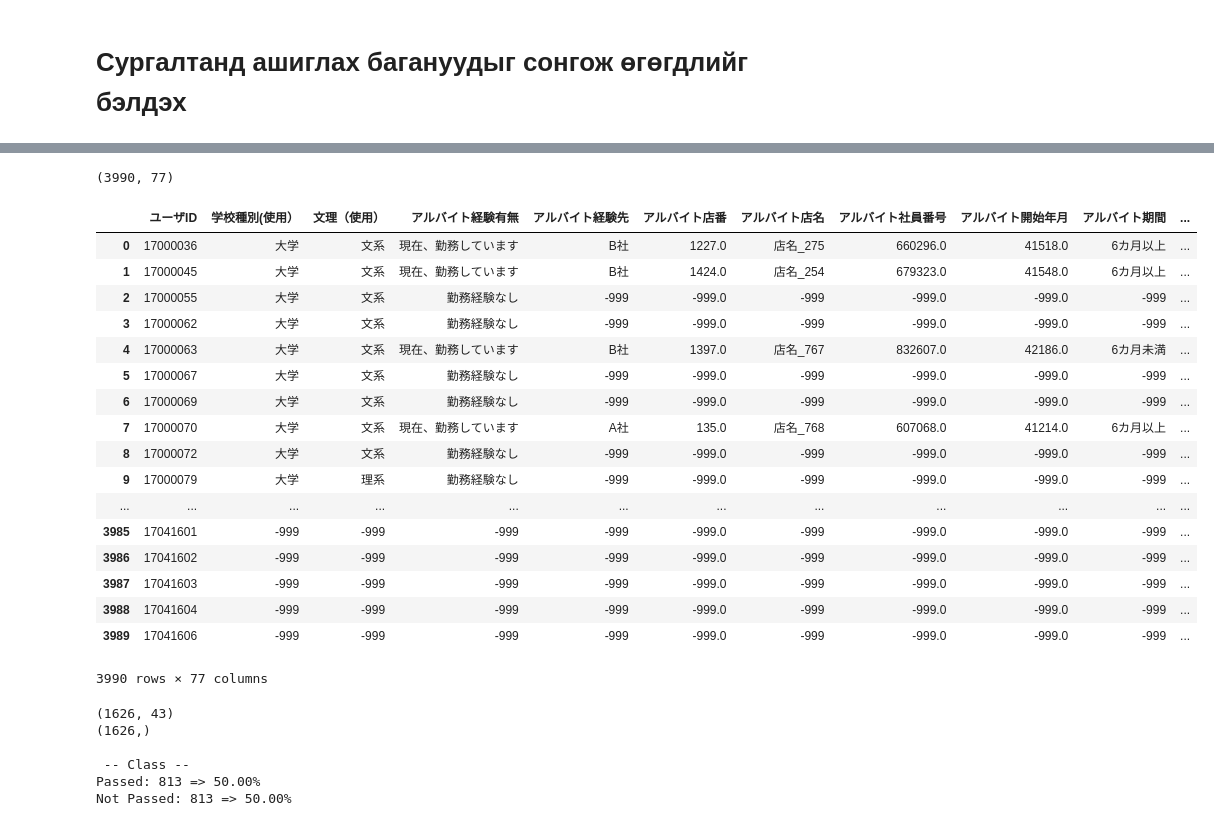
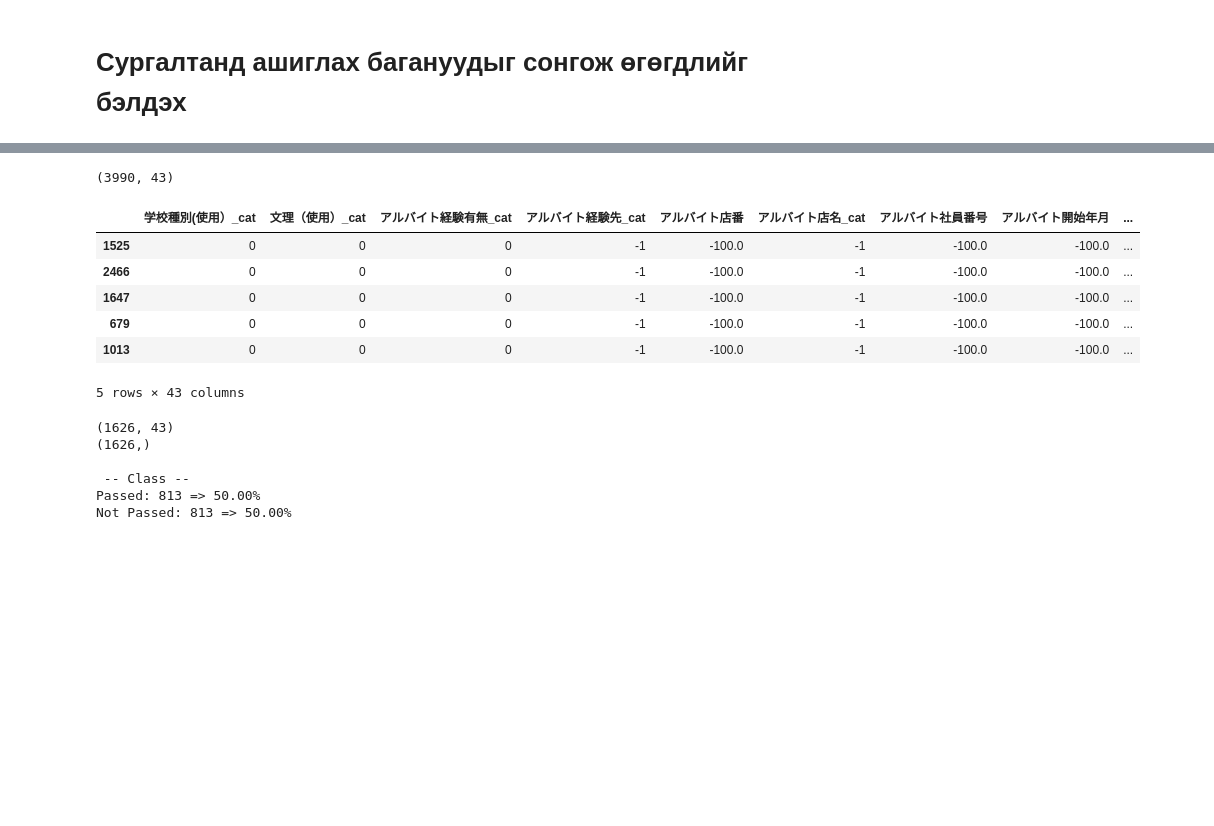
Before and after one commit to Dorjnamjil/catboost-classifier, a Jupyter notebook: code/catboost-classifier.ipynb, the cells around one changed output, grey strips where cells are left out. Cells and saved outputs as stored; diff of their text form; code cells hidden in the pictures; blank space fills up the shorter version.

```diff
--- a/code/catboost-classifier.ipynb
+++ b/code/catboost-classifier.ipynb
@@ -72,3 +77,9 @@ def find_categorical(df, train_features, cat_unique_thresh=50, include=[], exclu
+# %%
+# Нормчлох
+def normalize(df, num_features):
+    for nf in num_features:
+        df[nf] = (df[nf]-df[nf].min())/(df[nf].max()-df[nf].min())
+    return df
 # %% [markdown]
 # Өгөгдөл унших
 # %%
@@ -117,9 +128,15 @@ cat_feature_exclude = [
     '[SPI3U]新卒R社員性格基準']
 df2017, _, _ = find_categorical(df2017, train_features, include=cat_feature_include, exclude=cat_feature_exclude, verbose=False)
 df2016, train_features, cat_feature_inds = find_categorical(df2016, train_features, include=cat_feature_include, exclude=cat_feature_exclude)
+cat_features = [train_features[i] for i in cat_feature_inds]
+print(len(cat_feature_inds))
+num_features = find_numerical(df2016, train_features, cat_feature_inds)
+print(len(num_features))
 
 print('\nСургах шинжүүд: %s' % train_features)
 print(len(train_features))
+df2016 = normalize(df2016, num_features)
+df2017 = normalize(df2017, num_features)
 # %% [output]
 Алгасах: []
 0
@@ -129,6 +148,3 @@ print(len(train_features))
 
 Сургах шинжүүд: ['学校種別(使用）_cat', '文理（使用）_cat', 'アルバイト経験有無_cat', 'アルバイト経験先_cat', 'アルバイト店番', 'アルバイト店名_cat', 'アルバイト社員番号', 'アルバイト開始年月', 'アルバイト期間_cat', '[SPI3U]言語(得点)', '[SPI3U]言語(段階)_cat', '[SPI3U]非言語(得点) ...
 43
-# %%
-df2016 = fill_nan(df2016)
-df2017 = fill_nan(df2017)
@@ -135 +161,6 @@ df2017 = fill_nan(df2017)
+# %%
+# df2016[num_features] = fill_nan(df2016[num_features], fill_value=-999)
+# df2017[num_features] = fill_nan(df2017[num_features], fill_value=-999)
+df2016 = fill_nan(df2016, fill_value=-100)
+df2017 = fill_nan(df2017, fill_value=-100)
 # %%
@@ -158,26 +178,15 @@ df2016
 # %%
-print(df2017.shape)
-df2017
+print(df2017[train_features].shape)
+df2017[train_features].sample(5)
 # %% [output]
-(3990, 77)
+(3990, 43)
-|  | ユーザID | 学校種別(使用） | 文理（使用） | アルバイト経験有無 | アルバイト経験先 | アルバイト店番 | アルバイト店名 | アルバイト社員番号 | アルバイト開始年月 | アルバイト期間 | ... |
-| 0 | 17000036 | 大学 | 文系 | 現在、勤務しています | B社 | 1227.0 | 店名_275 | 660296.0 | 41518.0 | 6カ月以上 | ... |
-| 1 | 17000045 | 大学 | 文系 | 現在、勤務しています | B社 | 1424.0 | 店名_254 | 679323.0 | 41548.0 | 6カ月以上 | ... |
-| 2 | 17000055 | 大学 | 文系 | 勤務経験なし | -999 | -999.0 | -999 | -999.0 | -999.0 | -999 | ... |
-| 3 | 17000062 | 大学 | 文系 | 勤務経験なし | -999 | -999.0 | -999 | -999.0 | -999.0 | -999 | ... |
-| 4 | 17000063 | 大学 | 文系 | 現在、勤務しています | B社 | 1397.0 | 店名_767 | 832607.0 | 42186.0 | 6カ月未満 | ... |
-| 5 | 17000067 | 大学 | 文系 | 勤務経験なし | -999 | -999.0 | -999 | -999.0 | -999.0 | -999 | ... |
-| 6 | 17000069 | 大学 | 文系 | 勤務経験なし | -999 | -999.0 | -999 | -999.0 | -999.0 | -999 | ... |
-| 7 | 17000070 | 大学 | 文系 | 現在、勤務しています | A社 | 135.0 | 店名_768 | 607068.0 | 41214.0 | 6カ月以上 | ... |
-| 8 | 17000072 | 大学 | 文系 | 勤務経験なし | -999 | -999.0 | -999 | -999.0 | -999.0 | -999 | ... |
-| 9 | 17000079 | 大学 | 理系 | 勤務経験なし | -999 | -999.0 | -999 | -999.0 | -999.0 | -999 | ... |
-| ... | ... | ... | ... | ... | ... | ... | ... | ... | ... | ... | ... |
-| 3985 | 17041601 | -999 | -999 | -999 | -999 | -999.0 | -999 | -999.0 | -999.0 | -999 | ... |
-| 3986 | 17041602 | -999 | -999 | -999 | -999 | -999.0 | -999 | -999.0 | -999.0 | -999 | ... |
-| 3987 | 17041603 | -999 | -999 | -999 | -999 | -999.0 | -999 | -999.0 | -999.0 | -999 | ... |
-| 3988 | 17041604 | -999 | -999 | -999 | -999 | -999.0 | -999 | -999.0 | -999.0 | -999 | ... |
-| 3989 | 17041606 | -999 | -999 | -999 | -999 | -999.0 | -999 | -999.0 | -999.0 | -999 | ... |
+|  | 学校種別(使用）_cat | 文理（使用）_cat | アルバイト経験有無_cat | アルバイト経験先_cat | アルバイト店番 | アルバイト店名_cat | アルバイト社員番号 | アルバイト開始年月 | ... |
+| 1525 | 0 | 0 | 0 | -1 | -100.0 | -1 | -100.0 | -100.0 | ... |
+| 2466 | 0 | 0 | 0 | -1 | -100.0 | -1 | -100.0 | -100.0 | ... |
+| 1647 | 0 | 0 | 0 | -1 | -100.0 | -1 | -100.0 | -100.0 | ... |
+| 679 | 0 | 0 | 0 | -1 | -100.0 | -1 | -100.0 | -100.0 | ... |
+| 1013 | 0 | 0 | 0 | -1 | -100.0 | -1 | -100.0 | -100.0 | ... |
-3990 rows × 77 columns
+5 rows × 43 columns
 # %%
 rus = RandomUnderSampler(random_state=0)
 # cc = ClusterCentroids(random_state=0)
```
Also changed, not shown: parts of 7 cells of this notebook.
